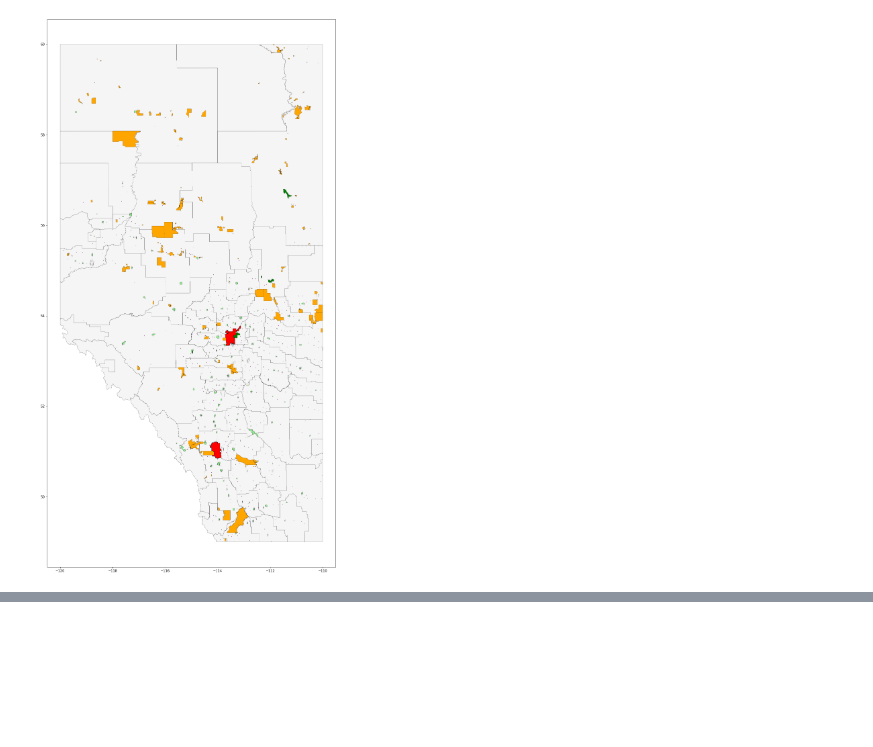
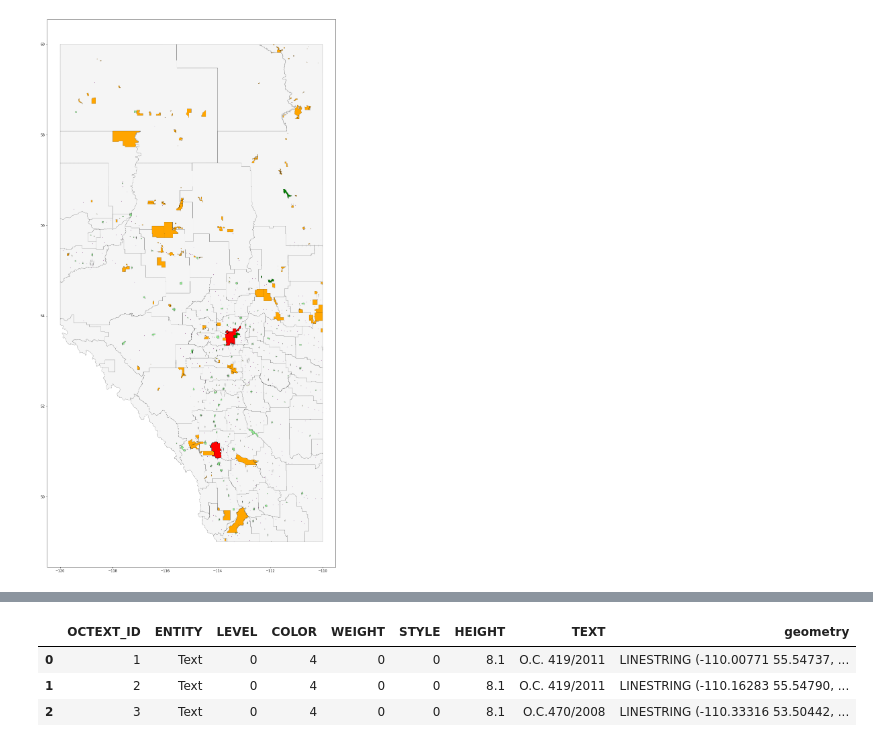
Before and after one commit to PeterFriedrich/bridge_the_gap, a Jupyter notebook: eda_and_research/shapefiles-geospatial-analysis.ipynb, the cells around one changed output, grey strips where cells are left out. Drawn from its saved outputs; the diff is of its cells as text; code cells hidden in the pictures; blank space fills up the shorter version.

```diff
--- a/eda_and_research/shapefiles-geospatial-analysis.ipynb
+++ b/eda_and_research/shapefiles-geospatial-analysis.ipynb
@@ -132,0 +120,7 @@ What actually is octext?
+# %%
+octext_df.head(3)
+# %% [output]
+|  | OCTEXT_ID | ENTITY | LEVEL | COLOR | WEIGHT | STYLE | HEIGHT | TEXT | geometry |
+| 0 | 1 | Text | 0 | 4 | 0 | 0 | 8.1 | O.C. 419/2011 | LINESTRING (-110.00771 55.54737, ... |
+| 1 | 2 | Text | 0 | 4 | 0 | 0 | 8.1 | O.C. 419/2011 | LINESTRING (-110.16283 55.54790, ... |
+| 2 | 3 | Text | 0 | 4 | 0 | 0 | 8.1 | O.C.470/2008 | LINESTRING (-110.33316 53.50442, ... |
```
Also changed, not shown: parts of 11 cells of this notebook, 1 other file.
